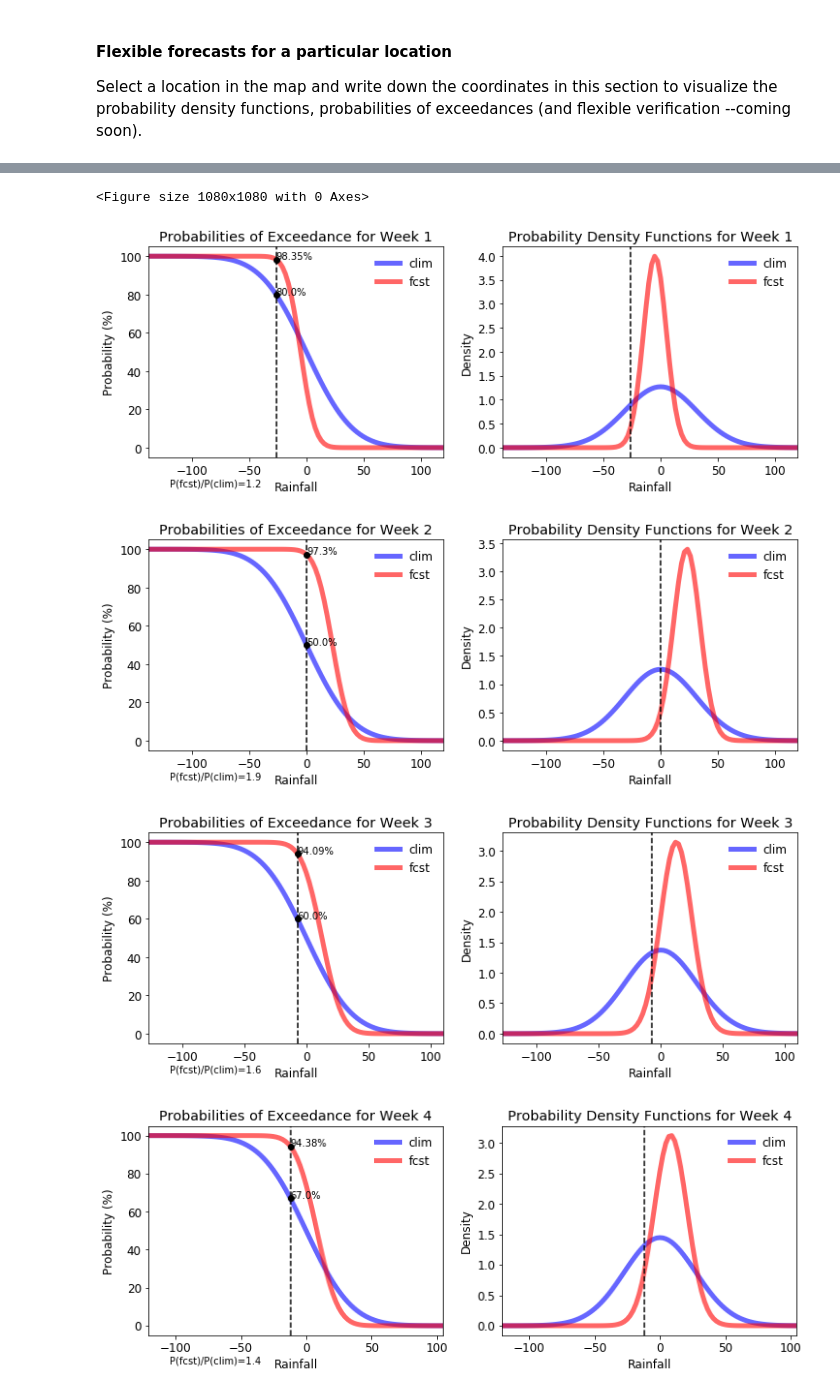
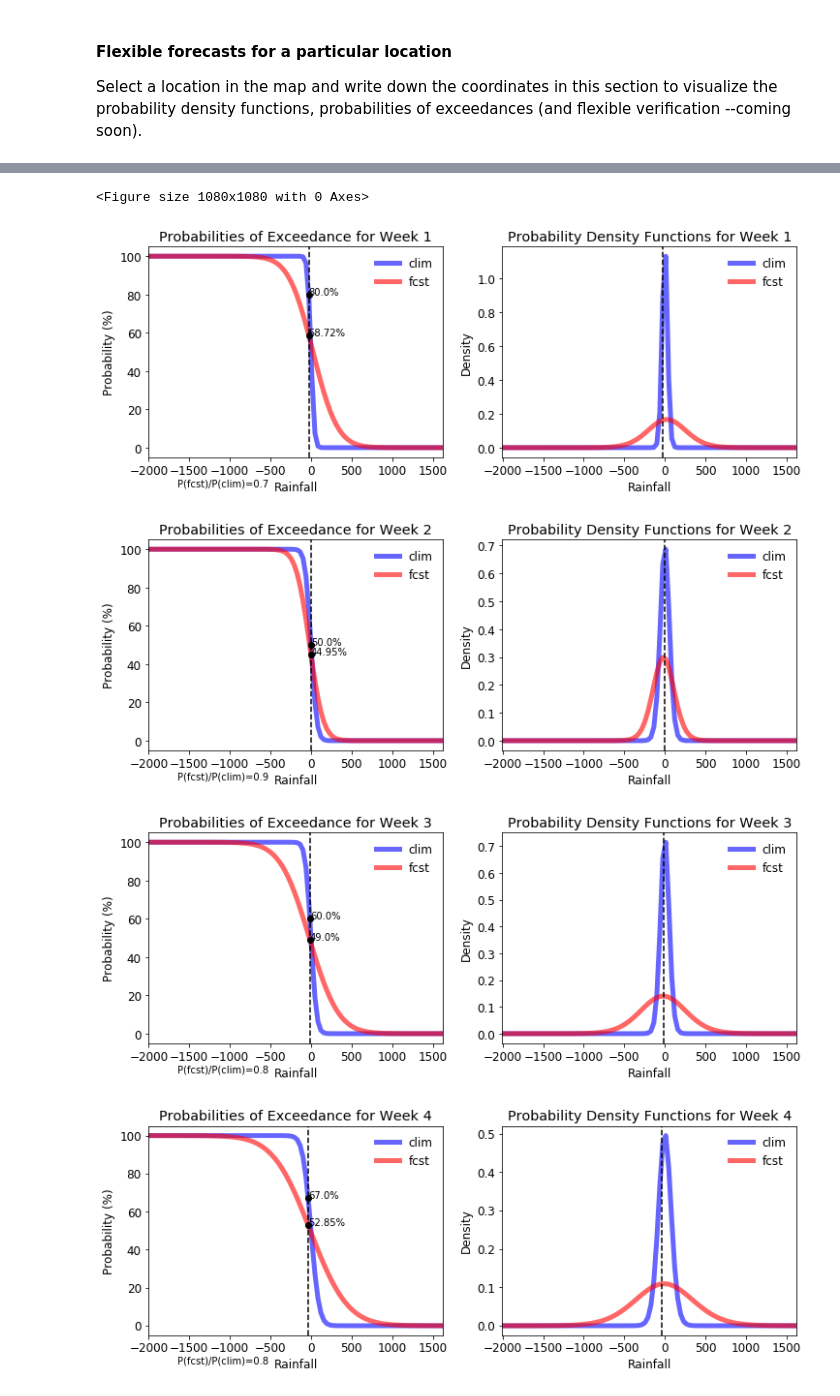
Before and after one commit to agmunozs/PyCPT, a Jupyter notebook: PyCPT_s2sv1.5.ipynb, the cells around one changed output, grey strips where cells are left out. Saved outputs shown, nothing was run; the diff lists cells and outputs as text; code cells hidden in the pictures.

```diff
--- a/PyCPT_s2sv1.5.ipynb
+++ b/PyCPT_s2sv1.5.ipynb
@@ -41,7 +41,7 @@ See version.log in Github
 Here the user configures the case study
 # %%
 ########Work name (name of the case/experiment, try one word)
-work='ASEAN3'
+work='IAS_s2s'
 
 ########Model (choose between ECMWF, CFSv2, GEFS)
 model='ECMWF'
@@ -71,14 +71,14 @@ threshold_pctle = False    #False for threshold in mm; Note that if True then if
 
 ########Spatial domain for predictor
 nla1=30 	# Northernmost latitude
-sla1=-20 	# Southernmost latitude
-wlo1=73 	# Westernmost longitude
-elo1=155 	# Easternmost longitude
+sla1=-1 	# Southernmost latitude
+wlo1=-120 	# Westernmost longitude
+elo1=-45 	# Easternmost longitude
 # Spatial domain for predictand
-nla2=24 	# Northernmost latitude
-sla2=-12 	# Southernmost latitude
-wlo2=90 	# Westernmost longitude
-elo2=150 	# Easternmost longitude
+nla2=30 	# Northernmost latitude
+sla2=0 	# Southernmost latitude
+wlo2=-120 	# Westernmost longitude
+elo2=-45 	# Easternmost longitude
 
 ########Forecast lead interval
 # Lists for looping over lead times
@@ -408,8 +412,8 @@ Select a location in the map and write down the coordinates in this section to v
 flexformat_threshold = [0.2,0.5,0.4,0.33] #array (we need one threshold per week to forecast)
 ffthres_ispctl=True  #If True, flex format threshold is a percentile: 0.001 - 0.999
 #Location coordinates:
-lon=100.
-lat=0.
+lon=-90.
+lat=15.
 
 print("Folder:")
 %cd $workdir/output
@@ -422,5 +426,5 @@ Folder:
 <Figure size 1080x1080 with 0 Axes>
-[figure, old version]
+[figure, new version]
-[figure, old version]
+[figure, new version]
-[figure, old version]
+[figure, new version]
-[figure, old version]
+[figure, new version]
```
Also changed, not shown: parts of 11 cells of this notebook, 1 other file.
